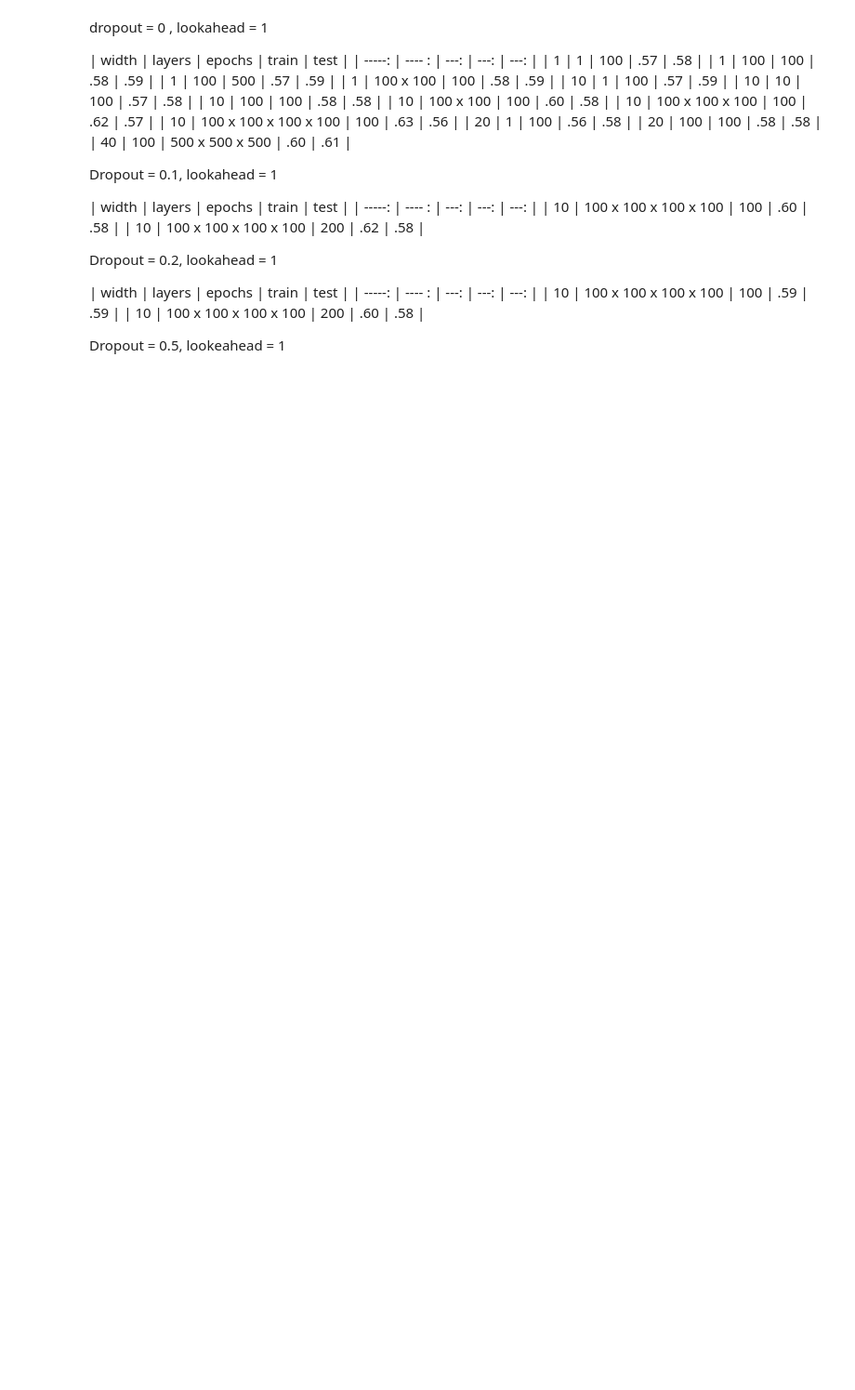
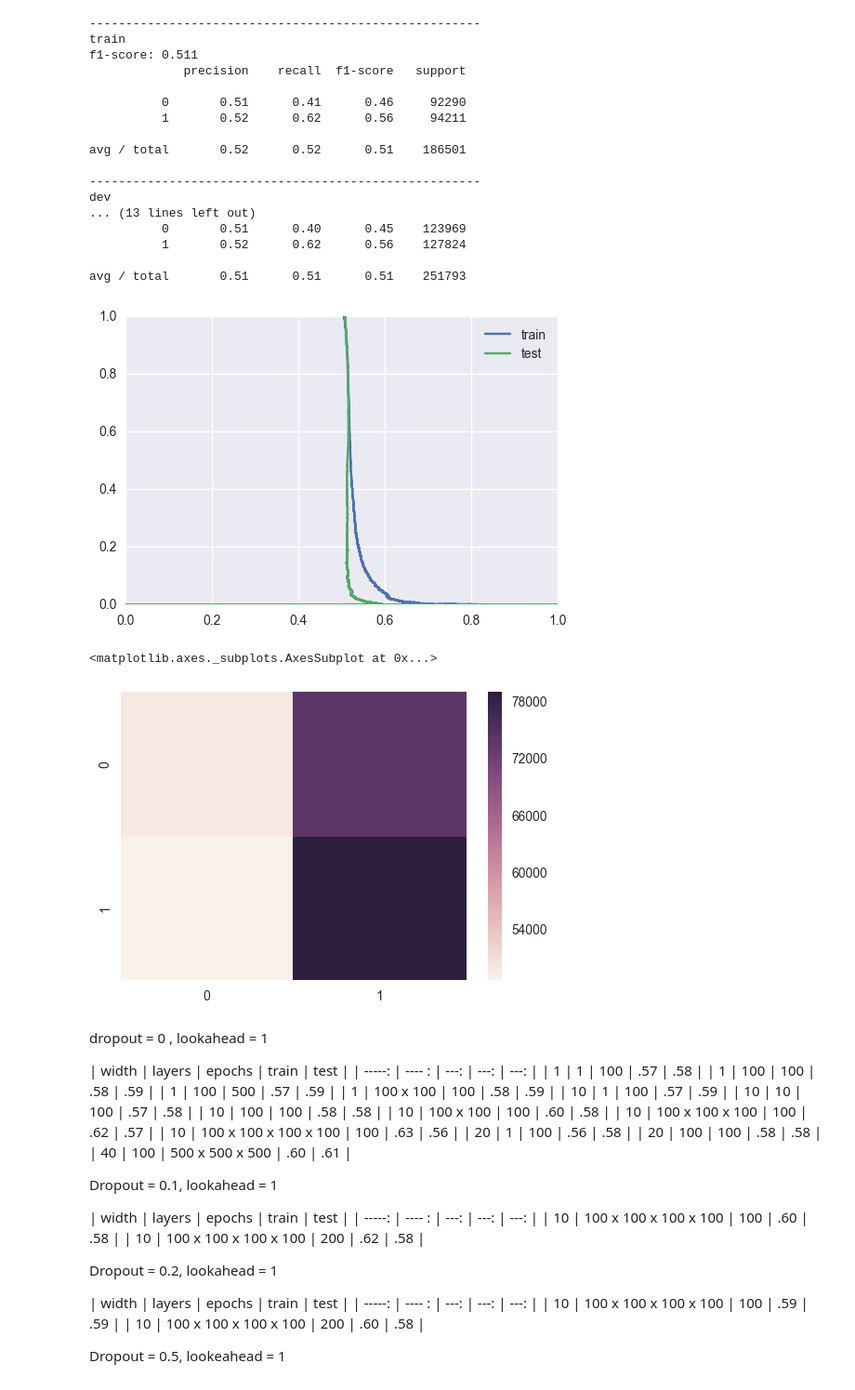
Before and after one commit to andrewwilson/mlnd_capstone, a Jupyter notebook: EvaluateModels.ipynb, the cells around one changed output. Shown at 93% size. Drawn from its saved outputs; the diff is of its cells as text; code cells hidden in the pictures; blank space fills up the shorter version.

```diff
--- a/EvaluateModels.ipynb
+++ b/EvaluateModels.ipynb
@@ -98,12 +152,34 @@ plt.legend()
 # %%
 performance_report("train", prices_train, lookahead, Y_train, Y_train_pred_class)
+performance_report("dev",  prices_dev,  lookahead, Y_dev, Y_dev_pred_class)
 performance_report("test",  prices_test,  lookahead, Y_test, Y_test_pred_class)
 
 train_curve = precision_recall_curve(Y_train, Y_train_pred)
 test_curve = precision_recall_curve(Y_test, Y_test_pred)
 
 plt.plot(train_curve[0], train_curve[1], label='train')
 plt.plot(test_curve[0], test_curve[1], label='test')
 plt.legend()
 plt.show()
 sns.heatmap(confusion_matrix(Y_test, Y_test_pred_class))
+# %% [output]
+------------------------------------------------------
+train
+f1-score: 0.511
+             precision    recall  f1-score   support
+
+          0       0.51      0.41      0.46     92290
+          1       0.52      0.62      0.56     94211
+
+avg / total       0.52      0.52      0.51    186501
+
+------------------------------------------------------
+dev
+... (13 lines left out)
+          0       0.51      0.40      0.45    123969
+          1       0.52      0.62      0.56    127824
+
+avg / total       0.51      0.51      0.51    251793
+[figure, added]
+<matplotlib.axes._subplots.AxesSubplot at 0x...>
+[figure, added]
```
Also changed, not shown: parts of 12 cells of this notebook, 1 other file.
